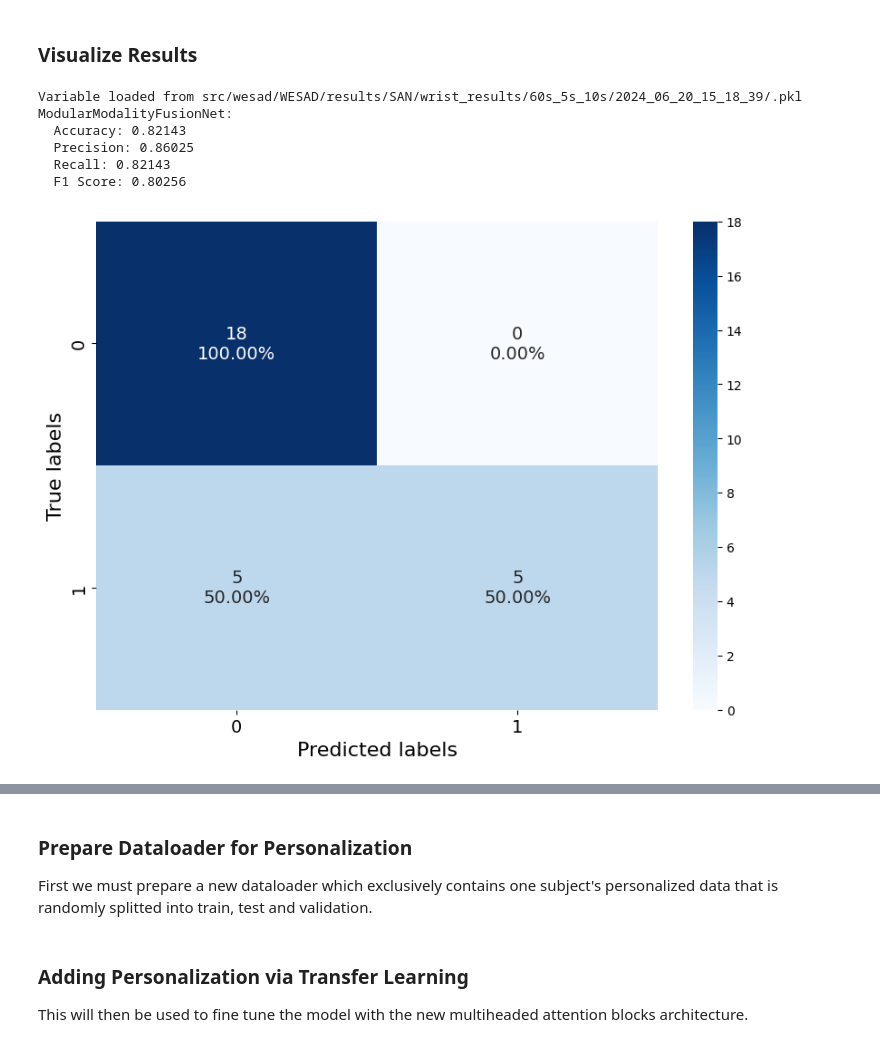
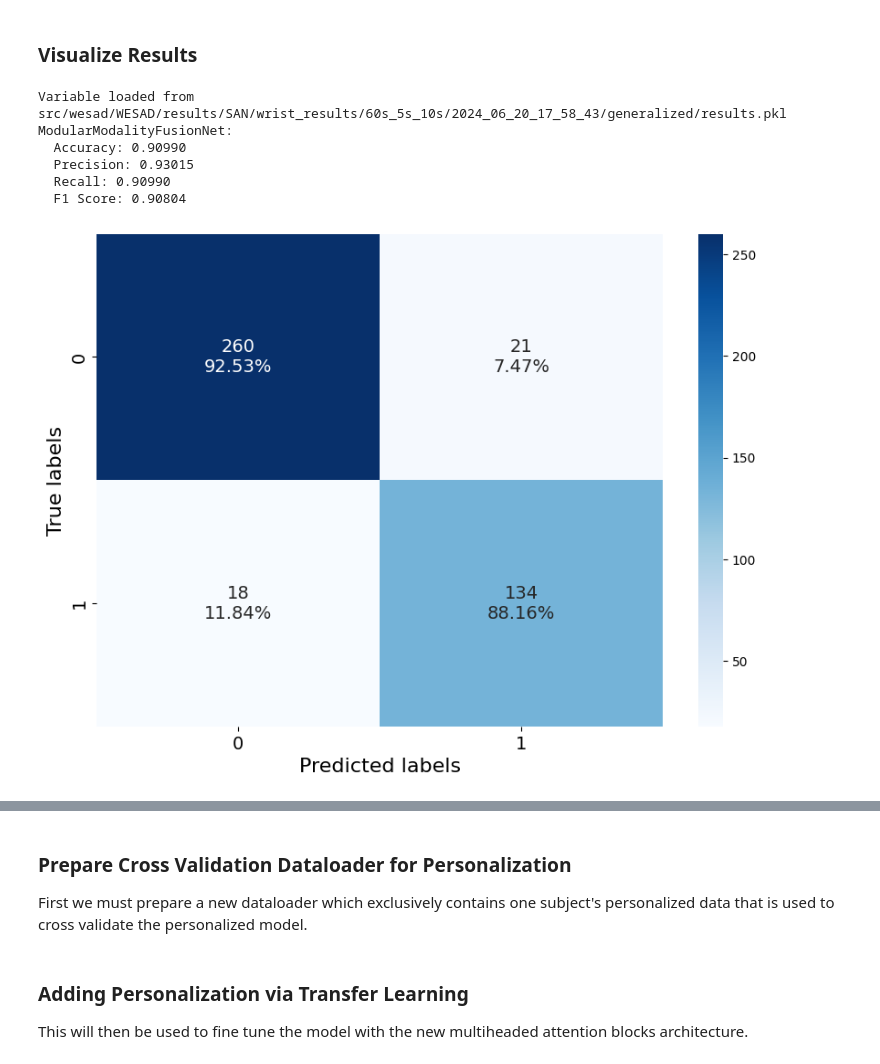
Before and after one commit to WillPowellUk/Modular-Multimodal-Stress-Detector, a Jupyter notebook: wesad_demo.ipynb, the cells around one changed output, grey strips where cells are left out. Drawn from its saved outputs; the diff is of its cells as text; code cells hidden in the pictures.

Commit message:
personalized getting there.

```diff
--- a/wesad_demo.ipynb
+++ b/wesad_demo.ipynb
@@ -317,22 +318,22 @@ Variable saved to src/wesad/WESAD/results/SAN/wrist_results/60s_5s_10s/2024_06_2
 # %%
 from src.ml_pipeline.analysis import ModelResultsAnalysis
 from src.utils import load_var
 
 WINDOW_LENGTH = 60
 SLIDING_LENGTH = 5
 SPLIT_LENGTH = 10 # this will split each 60 second segments into 6 x 10 second segments
 
 # save_path = 'src/wesad/WESAD/results/SAN/wrist_results/60s_5s_10s/2024_06_20_14_55_01/.pkl'
-
+save_path = 'src/wesad/WESAD/results/SAN/wrist_results/60s_5s_10s/2024_06_20_17_58_43/generalized/results.pkl'
 results = load_var(save_path)
 
 analysis = ModelResultsAnalysis(results)
 analysis.analyze_collective()
 # %% [output]
-Variable loaded from src/wesad/WESAD/results/SAN/wrist_results/60s_5s_10s/2024_06_20_15_18_39/.pkl
+Variable loaded from src/wesad/WESAD/results/SAN/wrist_results/60s_5s_10s/2024_06_20_17_58_43/generalized/results.pkl
 ModularModalityFusionNet:
-  Accuracy: 0.82143
-  Precision: 0.86025
-  Recall: 0.82143
-  F1 Score: 0.80256
+  Accuracy: 0.90990
+  Precision: 0.93015
+  Recall: 0.90990
+  F1 Score: 0.90804
-[figure, old version]
+[figure, new version]
@@ -340,5 +340,5 @@ ModularModalityFusionNet:
 # %% [markdown]
-### Prepare Dataloader for Personalization
+### Prepare Cross Validation Dataloader for Personalization
 
-First we must prepare a new dataloader which exclusively contains one subject's personalized data that is randomly splitted into train, test and validation.
+First we must prepare a new dataloader which exclusively contains one subject's personalized data that is used to cross validate the personalized model.
 # %%
```
Also changed, not shown: parts of 5 cells of this notebook, 12 other files.
